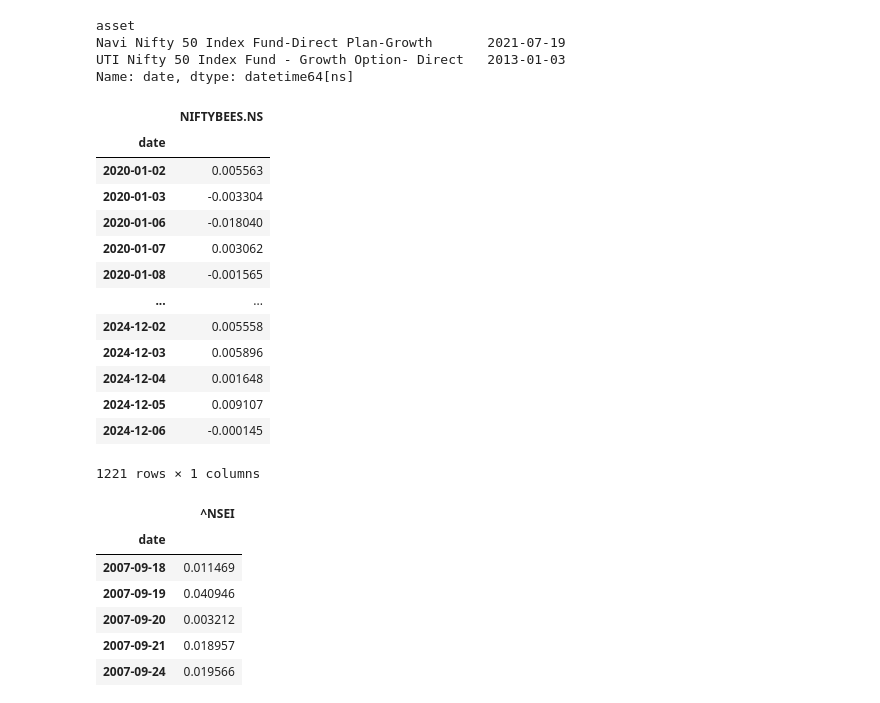
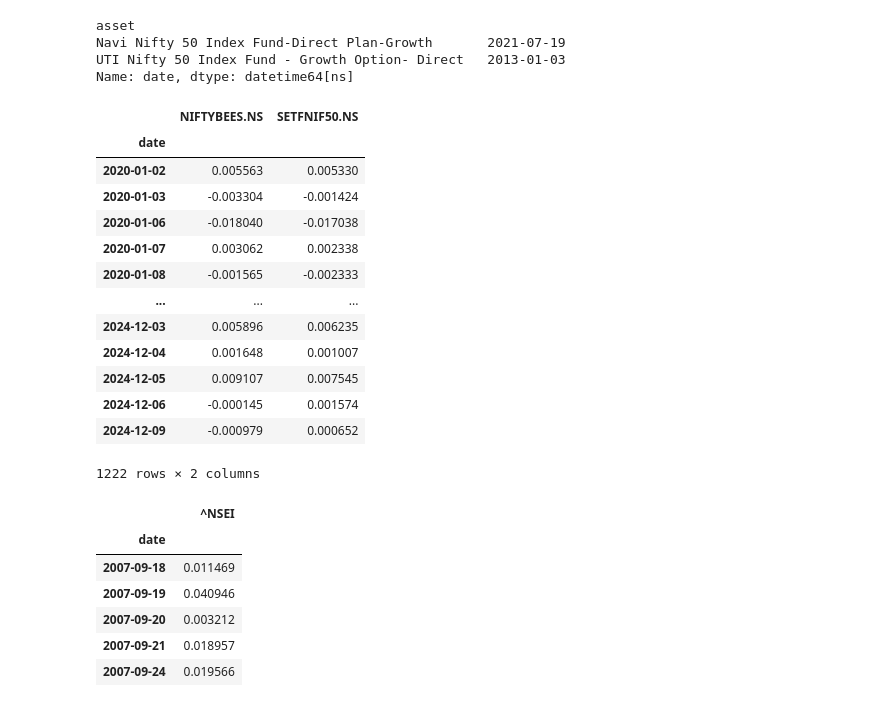
Before and after one commit to nakulrandad/Quant-Finance, a Jupyter notebook: analysis/nifty_etf_vs_mf.ipynb, the cells around one changed output. Saved outputs shown, nothing was run; the diff lists cells and outputs as text; code cells hidden in the pictures.

```diff
--- a/analysis/nifty_etf_vs_mf.ipynb
+++ b/analysis/nifty_etf_vs_mf.ipynb
@@ -35,24 +35,26 @@ UTI Nifty 50 Index Fund - Growth Option- Direct   2013-01-03
 Name: date, dtype: datetime64[ns]
 # %%
 nifty_etf = (
-    pd.DataFrame.quant.ticker(["NIFTYBEES.NS"]).loc["2020-01-01":].quant.to_returns()
+    pd.DataFrame.quant.ticker(["NIFTYBEES.NS", "SETFNIF50.NS"])
+    .loc["2020-01-01":]
+    .quant.to_returns()
 )
 nifty_etf
 # %% [output]
-|  | NIFTYBEES.NS |
-| date |  |
-| 2020-01-02 | 0.005563 |
-| 2020-01-03 | -0.003304 |
-| 2020-01-06 | -0.018040 |
-| 2020-01-07 | 0.003062 |
-| 2020-01-08 | -0.001565 |
-| ... | ... |
-| 2024-12-02 | 0.005558 |
-| 2024-12-03 | 0.005896 |
-| 2024-12-04 | 0.001648 |
-| 2024-12-05 | 0.009107 |
-| 2024-12-06 | -0.000145 |
+|  | NIFTYBEES.NS | SETFNIF50.NS |
+| date |  |  |
+| 2020-01-02 | 0.005563 | 0.005330 |
+| 2020-01-03 | -0.003304 | -0.001424 |
+| 2020-01-06 | -0.018040 | -0.017038 |
+| 2020-01-07 | 0.003062 | 0.002338 |
+| 2020-01-08 | -0.001565 | -0.002333 |
+| ... | ... | ... |
+| 2024-12-03 | 0.005896 | 0.006235 |
+| 2024-12-04 | 0.001648 | 0.001007 |
+| 2024-12-05 | 0.009107 | 0.007545 |
+| 2024-12-06 | -0.000145 | 0.001574 |
+| 2024-12-09 | -0.000979 | 0.000652 |
-1221 rows × 1 columns
+1222 rows × 2 columns
 # %%
 bmk = pd.DataFrame.quant.ticker("^NSEI").quant.to_returns()
 bmk
```
Also changed, not shown: parts of 5 cells of this notebook, 3 other files.
